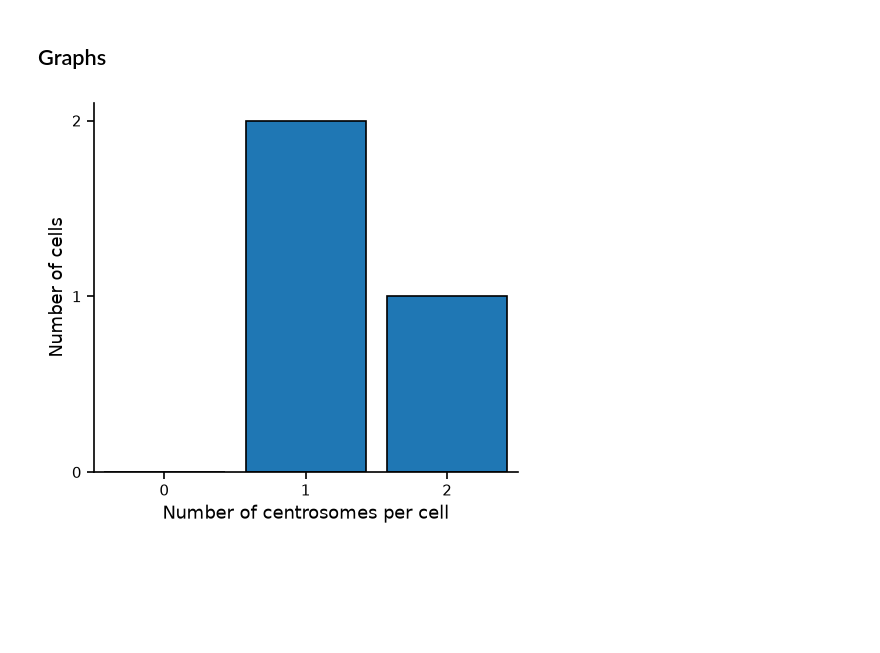
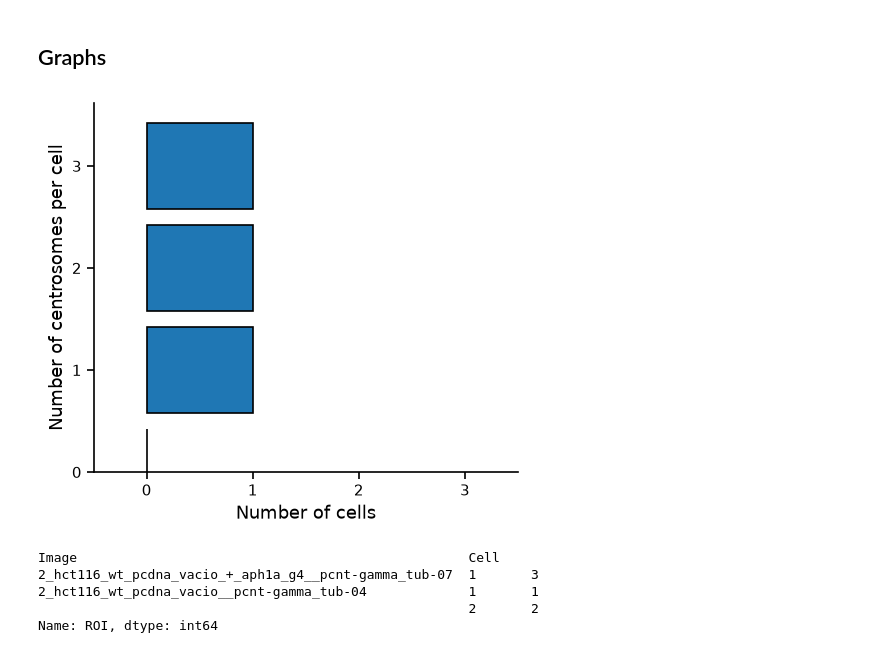
Before and after one commit to Lopatushka/centrosomes_analysis, a Jupyter notebook: notebook.ipynb, the cells around one changed output. Cells and saved outputs as stored; diff of their text form; code cells hidden in the pictures; blank space fills up the shorter version.

Commit message:
data processing reset index

```diff
--- a/notebook.ipynb
+++ b/notebook.ipynb
@@ -46,4 +54,8 @@ ch1
 # %% [markdown]
 ## Data processing
 # %%
-roi_counts= ch2.groupby(['Image','Cell'])['ROI'].count()
+roi_counts = (
+    ch2.groupby(["Image", "Cell"])["ROI"]
+       .count()
+       .reset_index(name="Objects_number")
+)
@@ -68,6 +149,7 @@ bins = np.arange(-0.5, max_count + 1.5, 1)
 ax.hist(
     roi_counts,
     bins=bins,
+    orientation="horizontal",
     edgecolor="black",
     linewidth=1.2,
     rwidth=0.85
@@ -75,39 +157,47 @@ ax.hist(
 
 # Labels
 ax.set_xlabel(
-    "Number of centrosomes per cell",
+    "Number of cells",
     fontsize=13
 )
 
 ax.set_ylabel(
-    "Number of cells",
+    "Number of centrosomes per cell",
     fontsize=13
 )
 
 # Integer ticks
 ax.set_xticks(range(0, max_count + 1))
 ax.yaxis.set_major_locator(MaxNLocator(integer=True))
 
 # Tick appearance
 ax.tick_params(
     axis="both",
     labelsize=11,
     width=1.2,
     length=5
 )
 
 # Cleaner frame
 ax.spines["top"].set_visible(False)
 ax.spines["right"].set_visible(False)
 
 ax.spines["left"].set_linewidth(1.2)
 ax.spines["bottom"].set_linewidth(1.2)
 
 # Start axes at zero
 ax.set_xlim(-0.5, max_count + 0.5)
 ax.set_ylim(bottom=0)
 
 plt.tight_layout()
 plt.show()
 # %% [output]
-[figure, old version]
+[figure, new version]
+# %%
+roi_counts
+# %% [output]
+Image                                                  Cell
+2_hct116_wt_pcdna_vacio_+_aph1a_g4__pcnt-gamma_tub-07  1       3
+2_hct116_wt_pcdna_vacio__pcnt-gamma_tub-04             1       1
+                                                       2       2
+Name: ROI, dtype: int64
```
Also changed, not shown: parts of 11 cells of this notebook.
